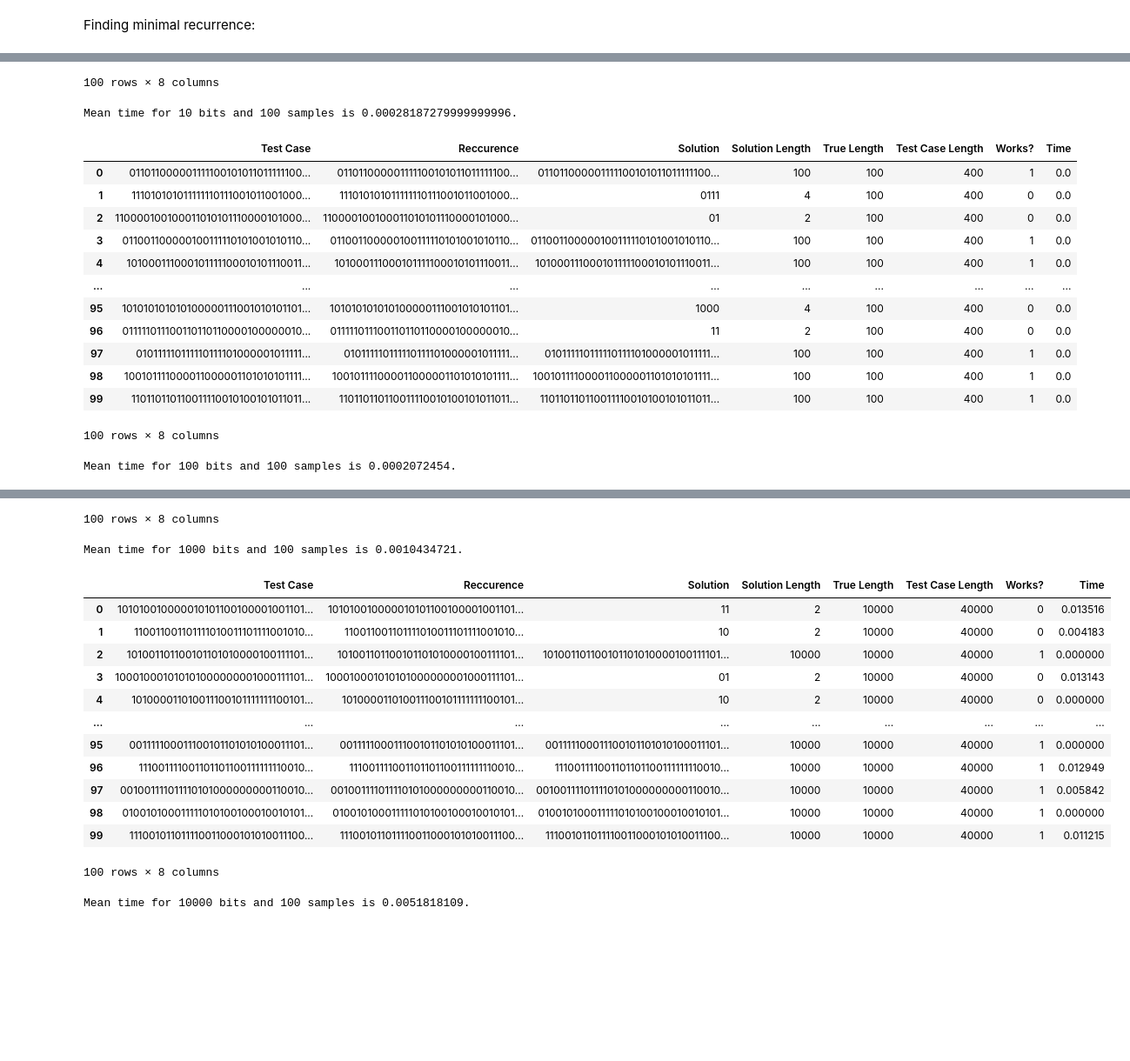
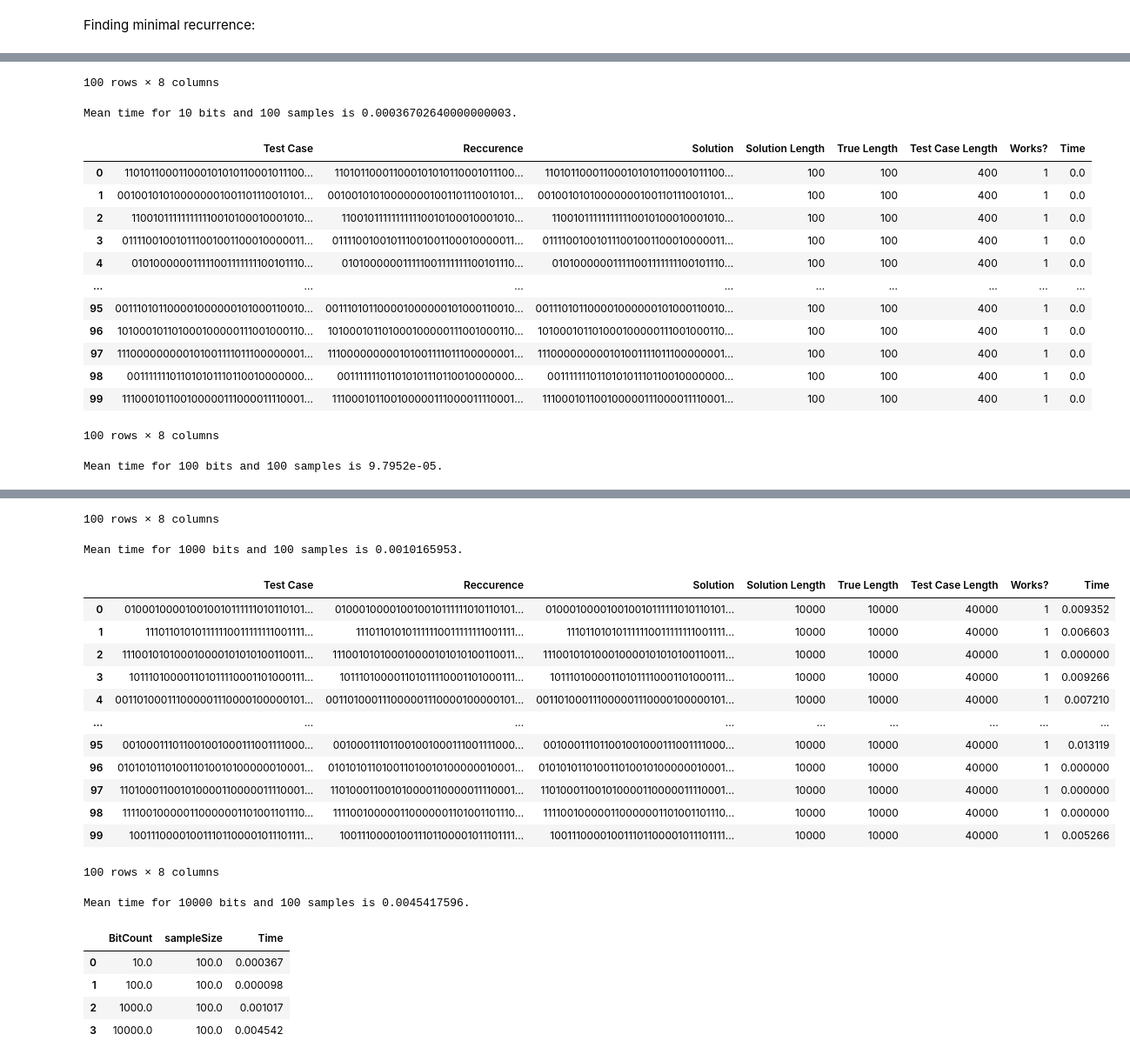
Before and after one commit to Tartertx/LFSR-Research, a Jupyter notebook: algorithm.ipynb, the cells around one changed output, grey strips where cells are left out. Shown at 87% size. Saved outputs shown, nothing was run; the diff lists cells and outputs as text; code cells hidden in the pictures; blank space fills up the shorter version.

```diff
--- a/algorithm.ipynb
+++ b/algorithm.ipynb
@@ -47,8 +47,8 @@ def backTest(upper):
             options = {}
             for i in range(len(factors)-1,0,-1): ####O(log(n))
                 rec = sequence[int(n - factors[i]):n] #isolate the recurrence
-                trial = f'{rec}'*2 #concat to make the trial
-                if trial == str(tests.loc[l,'Test Case'])[int(n - 2*factors[i]):n]: #tests if the trial works
+                trial = f'{rec}'*int(n//factors[i]) #concat to make the trial
+                if trial == str(tests.loc[l,'Test Case']): #tests if the trial works
                     options.update({len(rec):rec})
             return options[min(options)]
 
@@ -70,7 +70,7 @@ def backTest(upper):
         print(f'Mean time for {digitLength} bits and {sampleSize} samples is {np.mean(tests['Time'])}.')
     return out
 
-out = backTest(7)
+out = backTest(5)
 display(out)
 # %% [output]
 |  | Test Case | Reccurence | Solution | Solution Length | True Length | Test Case Length | Works? | Time |
@@ -88,17 +88,17 @@ display(out)
 100 rows × 8 columns
-Mean time for 10 bits and 100 samples is 0.00028187279999999996.
+Mean time for 10 bits and 100 samples is 0.00036702640000000003.
 |  | Test Case | Reccurence | Solution | Solution Length | True Length | Test Case Length | Works? | Time |
-| 0 | 011011000001111100101011011111100... | 011011000001111100101011011111100... | 011011000001111100101011011111100... | 100 | 100 | 400 | 1 | 0.0 |
-| 1 | 111010101011111110111001011001000... | 111010101011111110111001011001000... | 0111 | 4 | 100 | 400 | 0 | 0.0 |
-| 2 | 110000100100011010101110000101000... | 110000100100011010101110000101000... | 01 | 2 | 100 | 400 | 0 | 0.0 |
-| 3 | 011001100000100111110101001010110... | 011001100000100111110101001010110... | 011001100000100111110101001010110... | 100 | 100 | 400 | 1 | 0.0 |
-| 4 | 101000111000101111100010101110011... | 101000111000101111100010101110011... | 101000111000101111100010101110011... | 100 | 100 | 400 | 1 | 0.0 |
+| 0 | 110101100011000101010110001011100... | 110101100011000101010110001011100... | 110101100011000101010110001011100... | 100 | 100 | 400 | 1 | 0.0 |
+| 1 | 001001010100000001001101110010101... | 001001010100000001001101110010101... | 001001010100000001001101110010101... | 100 | 100 | 400 | 1 | 0.0 |
+| 2 | 110010111111111110010100010001010... | 110010111111111110010100010001010... | 110010111111111110010100010001010... | 100 | 100 | 400 | 1 | 0.0 |
+| 3 | 011110010010111001001100010000011... | 011110010010111001001100010000011... | 011110010010111001001100010000011... | 100 | 100 | 400 | 1 | 0.0 |
+| 4 | 010100000011111001111111100101110... | 010100000011111001111111100101110... | 010100000011111001111111100101110... | 100 | 100 | 400 | 1 | 0.0 |
 | ... | ... | ... | ... | ... | ... | ... | ... | ... |
-| 95 | 101010101010100000111001010101101... | 101010101010100000111001010101101... | 1000 | 4 | 100 | 400 | 0 | 0.0 |
-| 96 | 011111011100110110110000100000010... | 011111011100110110110000100000010... | 11 | 2 | 100 | 400 | 0 | 0.0 |
-| 97 | 010111110111110111101000001011111... | 010111110111110111101000001011111... | 010111110111110111101000001011111... | 100 | 100 | 400 | 1 | 0.0 |
-| 98 | 100101111000011000001101010101111... | 100101111000011000001101010101111... | 100101111000011000001101010101111... | 100 | 100 | 400 | 1 | 0.0 |
-| 99 | 110110110110011110010100101011011... | 110110110110011110010100101011011... | 110110110110011110010100101011011... | 100 | 100 | 400 | 1 | 0.0 |
+| 95 | 001110101100001000000101000110010... | 001110101100001000000101000110010... | 001110101100001000000101000110010... | 100 | 100 | 400 | 1 | 0.0 |
+| 96 | 101000101101000100000111001000110... | 101000101101000100000111001000110... | 101000101101000100000111001000110... | 100 | 100 | 400 | 1 | 0.0 |
+| 97 | 111000000000101001111011100000001... | 111000000000101001111011100000001... | 111000000000101001111011100000001... | 100 | 100 | 400 | 1 | 0.0 |
+| 98 | 001111111011010101110110010000000... | 001111111011010101110110010000000... | 001111111011010101110110010000000... | 100 | 100 | 400 | 1 | 0.0 |
+| 99 | 111000101100100000111000011110001... | 111000101100100000111000011110001... | 111000101100100000111000011110001... | 100 | 100 | 400 | 1 | 0.0 |
 100 rows × 8 columns
-Mean time for 100 bits and 100 samples is 0.0002072454.
+Mean time for 100 bits and 100 samples is 9.7952e-05.
 |  | Test Case | Reccurence | Solution | Solution Length | True Length | Test Case Length | Works? | Time |
@@ -116,16 +116,21 @@ Mean time for 100 bits and 100 samples is 0.0002072454.
 100 rows × 8 columns
-Mean time for 1000 bits and 100 samples is 0.0010434721.
+Mean time for 1000 bits and 100 samples is 0.0010165953.
 |  | Test Case | Reccurence | Solution | Solution Length | True Length | Test Case Length | Works? | Time |
-| 0 | 101010010000010101100100001001101... | 101010010000010101100100001001101... | 11 | 2 | 10000 | 40000 | 0 | 0.013516 |
-| 1 | 110011001101111010011101111001010... | 110011001101111010011101111001010... | 10 | 2 | 10000 | 40000 | 0 | 0.004183 |
-| 2 | 101001101100101101010000100111101... | 101001101100101101010000100111101... | 101001101100101101010000100111101... | 10000 | 10000 | 40000 | 1 | 0.000000 |
-| 3 | 100010001010101000000001000111101... | 100010001010101000000001000111101... | 01 | 2 | 10000 | 40000 | 0 | 0.013143 |
-| 4 | 101000011010011100101111111100101... | 101000011010011100101111111100101... | 10 | 2 | 10000 | 40000 | 0 | 0.000000 |
+| 0 | 010001000010010010111111010110101... | 010001000010010010111111010110101... | 010001000010010010111111010110101... | 10000 | 10000 | 40000 | 1 | 0.009352 |
+| 1 | 111011010101111110011111111001111... | 111011010101111110011111111001111... | 111011010101111110011111111001111... | 10000 | 10000 | 40000 | 1 | 0.006603 |
+| 2 | 111001010100010000101010100110011... | 111001010100010000101010100110011... | 111001010100010000101010100110011... | 10000 | 10000 | 40000 | 1 | 0.000000 |
+| 3 | 101110100001101011110001101000111... | 101110100001101011110001101000111... | 101110100001101011110001101000111... | 10000 | 10000 | 40000 | 1 | 0.009266 |
+| 4 | 001101000111000001110000100000101... | 001101000111000001110000100000101... | 001101000111000001110000100000101... | 10000 | 10000 | 40000 | 1 | 0.007210 |
 | ... | ... | ... | ... | ... | ... | ... | ... | ... |
-| 95 | 001111100011100101101010100011101... | 001111100011100101101010100011101... | 001111100011100101101010100011101... | 10000 | 10000 | 40000 | 1 | 0.000000 |
-| 96 | 111001111001101101100111111110010... | 111001111001101101100111111110010... | 111001111001101101100111111110010... | 10000 | 10000 | 40000 | 1 | 0.012949 |
-| 97 | 001001111011110101000000000110010... | 001001111011110101000000000110010... | 001001111011110101000000000110010... | 10000 | 10000 | 40000 | 1 | 0.005842 |
-| 98 | 010010100011111010100100010010101... | 010010100011111010100100010010101... | 010010100011111010100100010010101... | 10000 | 10000 | 40000 | 1 | 0.000000 |
-| 99 | 111001011011110011000101010011100... | 111001011011110011000101010011100... | 111001011011110011000101010011100... | 10000 | 10000 | 40000 | 1 | 0.011215 |
+| 95 | 001000111011001001000111001111000... | 001000111011001001000111001111000... | 001000111011001001000111001111000... | 10000 | 10000 | 40000 | 1 | 0.013119 |
+| 96 | 010101011010011010010100000010001... | 010101011010011010010100000010001... | 010101011010011010010100000010001... | 10000 | 10000 | 40000 | 1 | 0.000000 |
+| 97 | 110100011001010000110000011110001... | 110100011001010000110000011110001... | 110100011001010000110000011110001... | 10000 | 10000 | 40000 | 1 | 0.000000 |
+| 98 | 111100100000110000001101001101110... | 111100100000110000001101001101110... | 111100100000110000001101001101110... | 10000 | 10000 | 40000 | 1 | 0.000000 |
+| 99 | 100111000010011101100001011101111... | 100111000010011101100001011101111... | 100111000010011101100001011101111... | 10000 | 10000 | 40000 | 1 | 0.005266 |
 100 rows × 8 columns
-Mean time for 10000 bits and 100 samples is 0.0051818109.
+Mean time for 10000 bits and 100 samples is 0.0045417596.
+|  | BitCount | sampleSize | Time |
+| 0 | 10.0 | 100.0 | 0.000367 |
+| 1 | 100.0 | 100.0 | 0.000098 |
+| 2 | 1000.0 | 100.0 | 0.001017 |
+| 3 | 10000.0 | 100.0 | 0.004542 |
```
Also changed, not shown: parts of 1 cell of this notebook.
